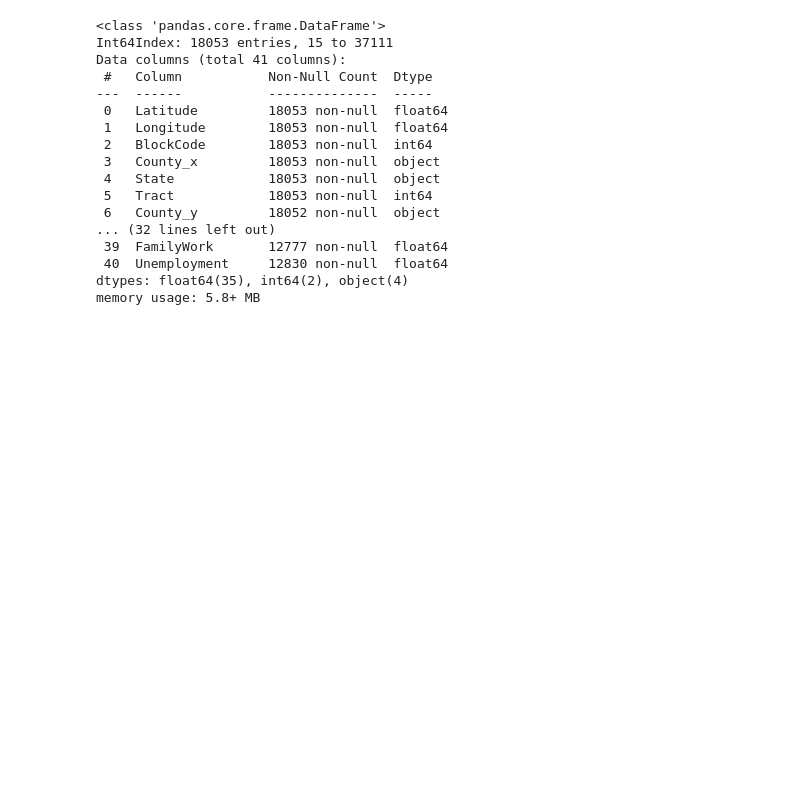
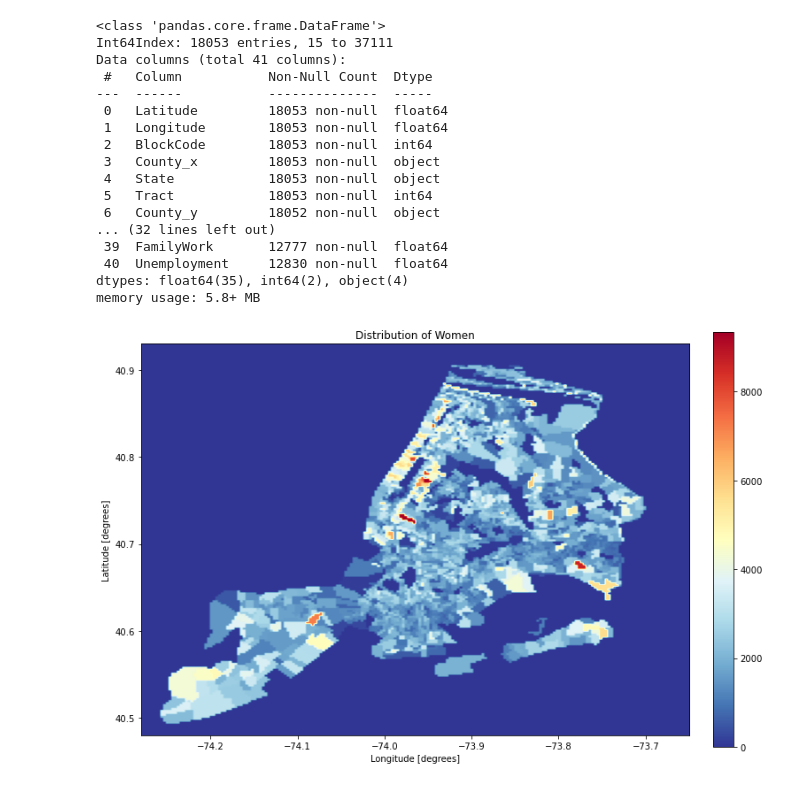
Before and after one commit to er-arcadio/Project1_2020_metis, a Jupyter notebook: Project 1 Draft.ipynb, the cells around one changed output. Cells and saved outputs as stored; diff of their text form; code cells hidden in the pictures; blank space fills up the shorter version.

```diff
--- a/Project 1 Draft.ipynb
+++ b/Project 1 Draft.ipynb
@@ -217,4 +252,9 @@ def make_plot(blocks, data_values,title='',colors='Greens'):
     plt.title(title)
     plt.colorbar(im,fraction=0.035, pad=0.04)
     plt.show()
+# %%
+#make_plot(blocks, blocks.Women,colors='magma',title='Distribution of Women')
+make_plot(blocks, blocks[blocks['Women'] < 11000].Women,colors='RdYlBu_r',title='Distribution of Women')
+# %% [output]
+[figure, added]
 # %%
```
Also changed, not shown: parts of 6 cells of this notebook, 1 other file.
